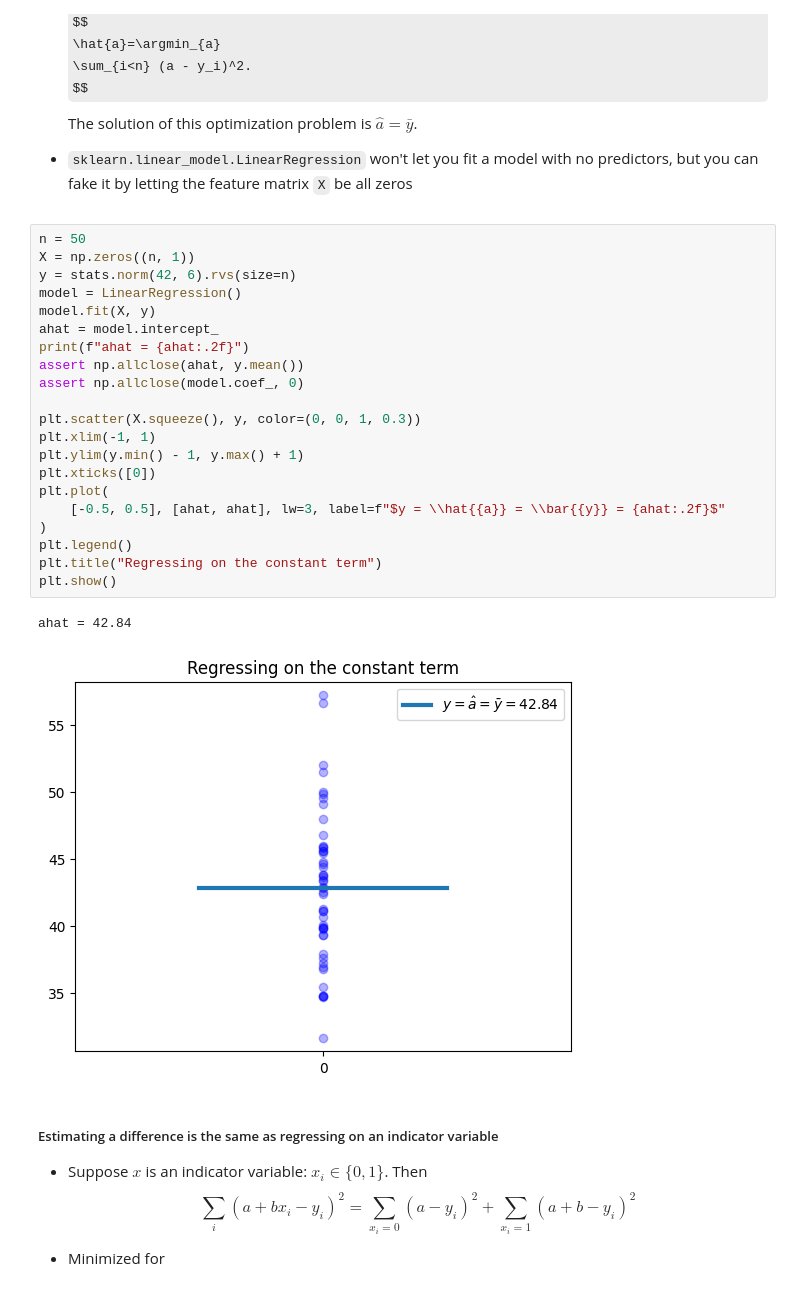
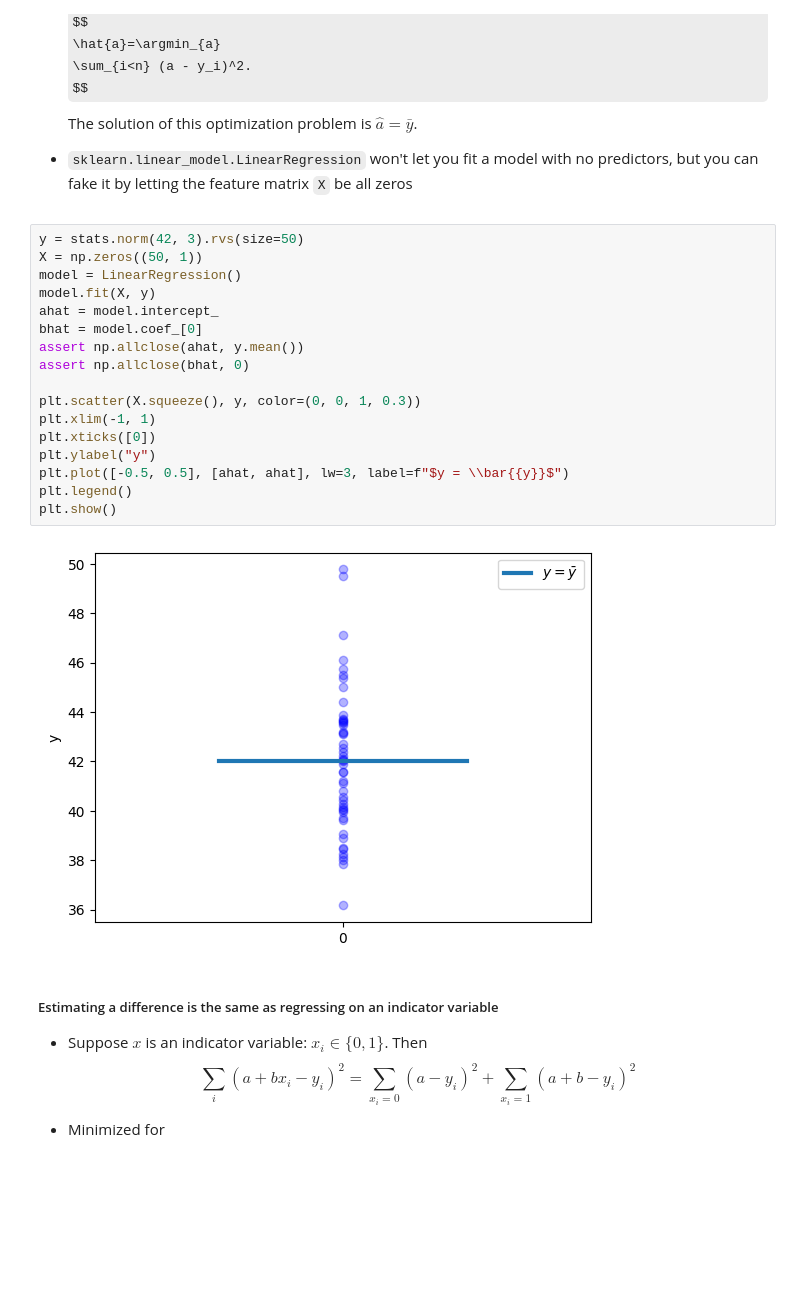
Before and after one commit to mgreenbe/DATA335W2025, a Jupyter notebook: code/2linearregression-cheatsheet.ipynb, the cells around one changed output. Drawn from its saved outputs; the diff is of its cells as text; some formulas as TeX source; blank space fills up the shorter version.

```diff
--- a/code/2linearregression-cheatsheet.ipynb
+++ b/code/2linearregression-cheatsheet.ipynb
@@ -316,29 +387,24 @@ $$
 
 - `sklearn.linear_model.LinearRegression` won't let you fit a model with no predictors, but you can fake it by letting the feature matrix `X` be all zeros
 # %%
-n = 50
-X = np.zeros((n, 1))
-y = stats.norm(42, 6).rvs(size=n)
+y = stats.norm(42, 3).rvs(size=50)
+X = np.zeros((50, 1))
 model = LinearRegression()
 model.fit(X, y)
 ahat = model.intercept_
-print(f"ahat = {ahat:.2f}")
+bhat = model.coef_[0]
 assert np.allclose(ahat, y.mean())
-assert np.allclose(model.coef_, 0)
+assert np.allclose(bhat, 0)
 
 plt.scatter(X.squeeze(), y, color=(0, 0, 1, 0.3))
 plt.xlim(-1, 1)
-plt.ylim(y.min() - 1, y.max() + 1)
 plt.xticks([0])
-plt.plot(
-    [-0.5, 0.5], [ahat, ahat], lw=3, label=f"$y = \\hat{{a}} = \\bar{{y}} = {ahat:.2f}$"
-)
+plt.ylabel("y")
+plt.plot([-0.5, 0.5], [ahat, ahat], lw=3, label=f"$y = \\bar{{y}}$")
 plt.legend()
-plt.title("Regressing on the constant term")
 plt.show()
 # %% [output]
-ahat = 42.84
-[figure, old version]
+[figure, new version]
 # %% [markdown]
 ##### Estimating a difference is the same as regressing on an indicator variable
 
```
Also changed, not shown: parts of 35 cells of this notebook, 3 other files.
